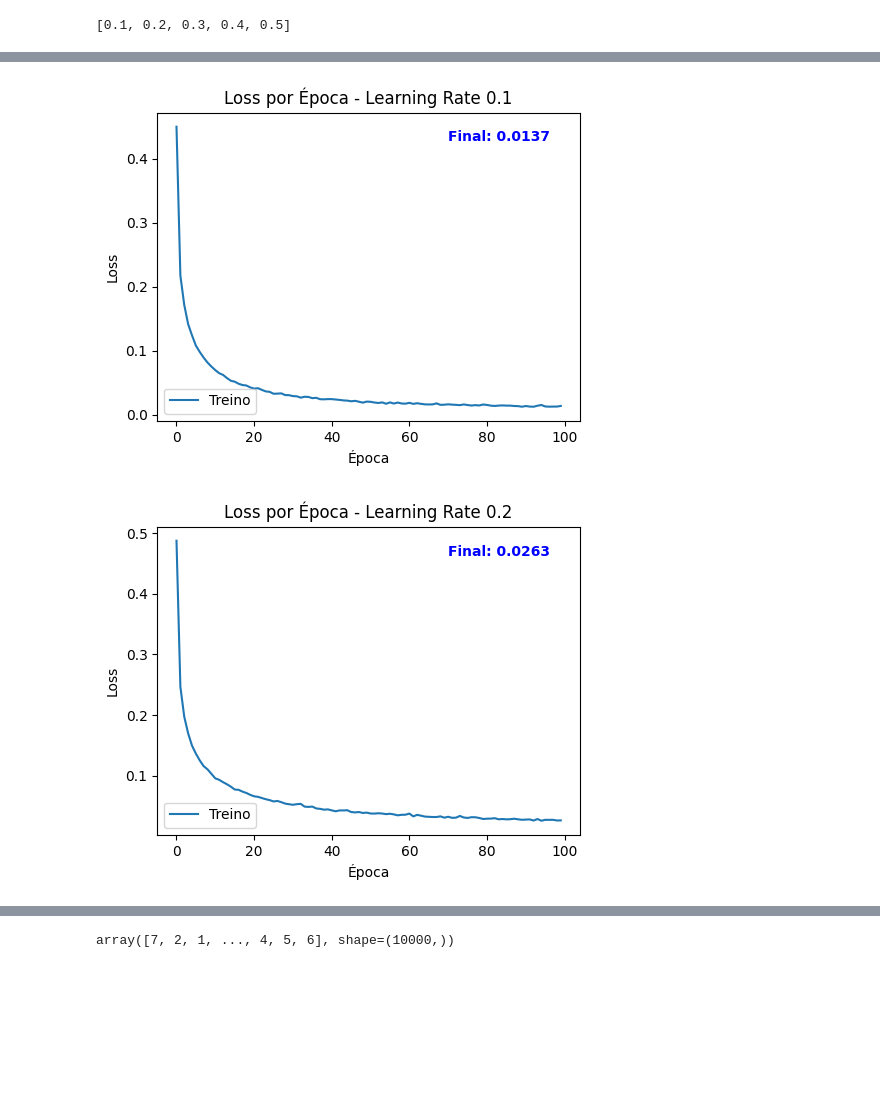
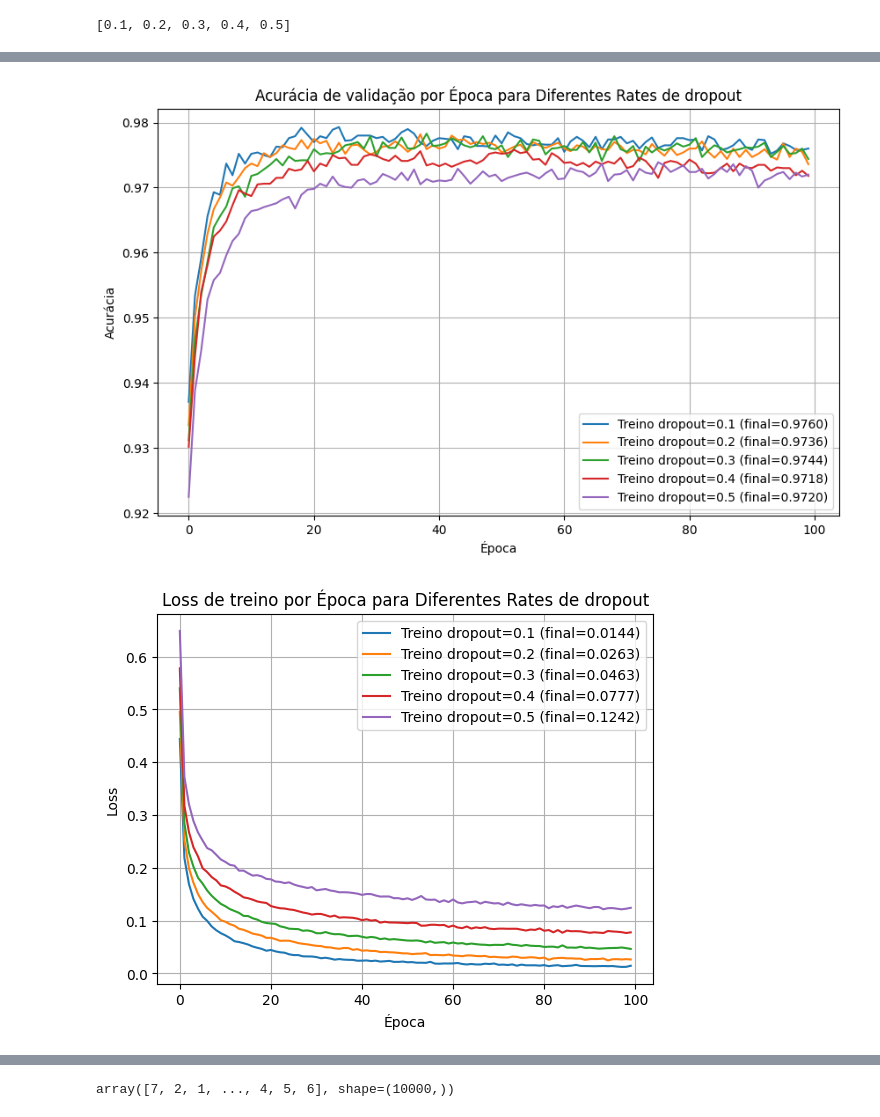
Before and after one commit to GuiHRB/MNIST, a Jupyter notebook: mnist.ipynb, the cells around one changed output, grey strips where cells are left out. Saved outputs shown, nothing was run; the diff lists cells and outputs as text; code cells hidden in the pictures; blank space fills up the shorter version.

```diff
--- a/mnist.ipynb
+++ b/mnist.ipynb
@@ -187,25 +151,31 @@ for i in accuracies_teste1:
+# %%
+plt.figure(figsize=(10, 6))
+
+for i, rate in zip(accuracies_teste1, rates):
+    final = i[-1]
+    plt.plot(i, label=f'Treino dropout={rate} (final={final:.4f})')
+
+plt.title('Acurácia de validação por Época para Diferentes Rates de dropout')
+plt.xlabel('Época')
+plt.ylabel('Acurácia')
+plt.legend()
+plt.grid(True)
+plt.show()
+# %% [output]
+[figure, added]
 # %%
 loss_original1 = [v['loss'] for v in histories.values()]
 loss_teste1 = [v['val_loss'] for v in histories.values()]
-x = 0
-for i in loss_original1:
+
+for i, rate in zip(loss_original1, rates):
     final = i[-1]
-    plt.figure(figsize=(12,4))
-    plt.subplot(1,2,1)
-    plt.plot(i, label='Treino')
-    plt.title(f'Loss por Época - Learning Rate {rates[x]}')
-    plt.text(
-        len(i) * 0.7,
-        max(i) * 0.95,
-        f'Final: {final:.4f}',
-        fontsize=10,
-        color='blue',
-        weight='bold'
-    )
-    plt.xlabel('Época')
-    plt.ylabel('Loss')
-    plt.legend()
-    x+=1
+    plt.plot(i, label=f'Treino dropout={rate} (final={final:.4f})')
+
+plt.title('Loss de treino por Época para Diferentes Rates de dropout')
+plt.xlabel('Época')
+plt.ylabel('Loss')
+plt.legend()
+plt.grid(True)
+plt.show()
 # %% [output]
-[figure, old version]
+[figure, new version]
-[figure, removed]
```
Also changed, not shown: parts of 8 cells of this notebook.
